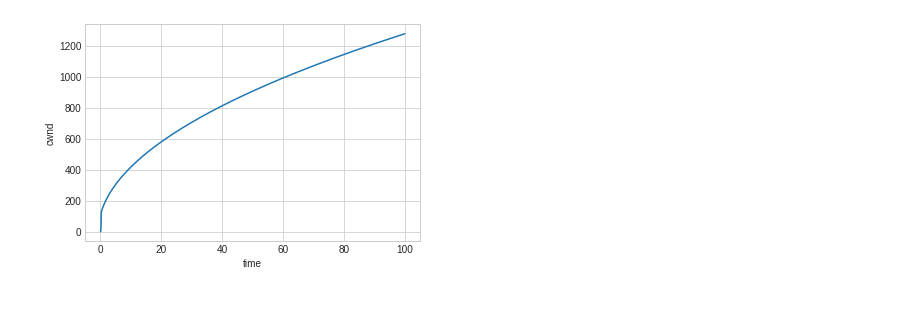
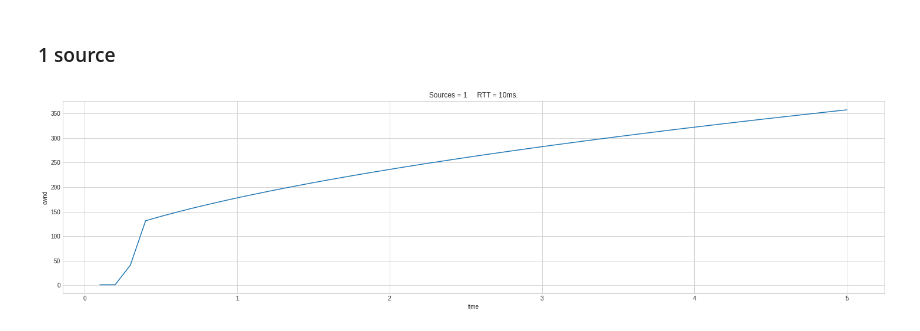
Before and after one commit to divyashk/TCP-BBR-ns3, a Jupyter notebook: dumbell/report.ipynb, the cells around one changed output. Drawn from its saved outputs; the diff is of its cells as text; code cells hidden in the pictures; blank space fills up the shorter version.

Commit message:
Updated output after changing Queue/DropTail paramaters

```diff
--- a/dumbell/report.ipynb
+++ b/dumbell/report.ipynb
@@ -12,6 +12,9 @@ def plot_cwnd_vs_time(flavor = "default" , time = 5 , queueL = 5, noOfSource = 4
     os.system("ns dumbell_tcp.tcl {0} {1} {2} {3} {4} {5} {6} {7}".format(flavor, time, queueL, noOfSource, total_input_bandwidth, bottleneck_bandwidth, RTT, recvWindow))
 
 
+    f = plt.figure()
+    f.set_figwidth(25)
+    f.set_figheight(6)
 
 
     for i in range(noOfSource):
@@ -29,4 +32,5 @@ def plot_cwnd_vs_time(flavor = "default" , time = 5 , queueL = 5, noOfSource = 4
         plt.plot(cwndvstime.keys(), cwndvstime.values() , label = "{0}".format(i))
         plt.xlabel("time")
         plt.ylabel("cwnd")
+        plt.title("Sources = {0}     RTT = {1}ms.".format(noOfSource, RTT))
         f.close()
@@ -33,4 +67,6 @@ def plot_cwnd_vs_time(flavor = "default" , time = 5 , queueL = 5, noOfSource = 4
+# %% [markdown]
+### 1 source
 # %%
-plot_cwnd_vs_time(flavor = "tahoe", time = 100, queueL = 2084, noOfSource = 1, total_input_bandwidth = 120, bottleneck_bandwidth= 100, RTT = 10, recvWindow = 1000)
+plot_cwnd_vs_time(flavor = "tahoe", time = 5, queueL = 2084, noOfSource = 1, total_input_bandwidth = 120, bottleneck_bandwidth= 100, RTT = 10, recvWindow = 10000)
 # %% [output]
-[figure, old version]
+[figure, new version]
```
Also changed, not shown: parts of 10 cells of this notebook, 2 other files.
